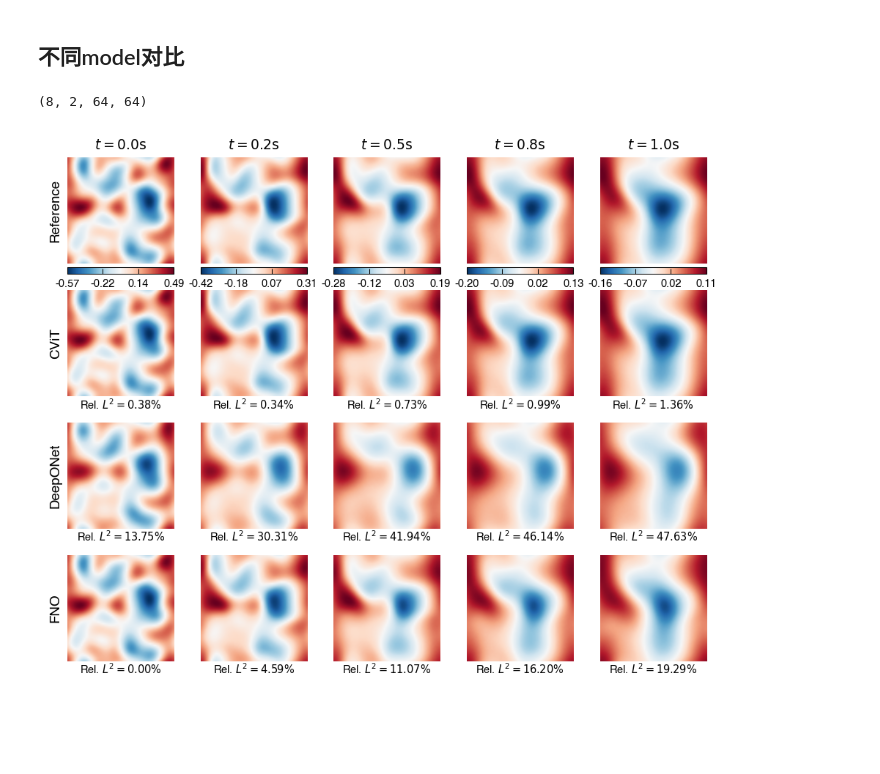
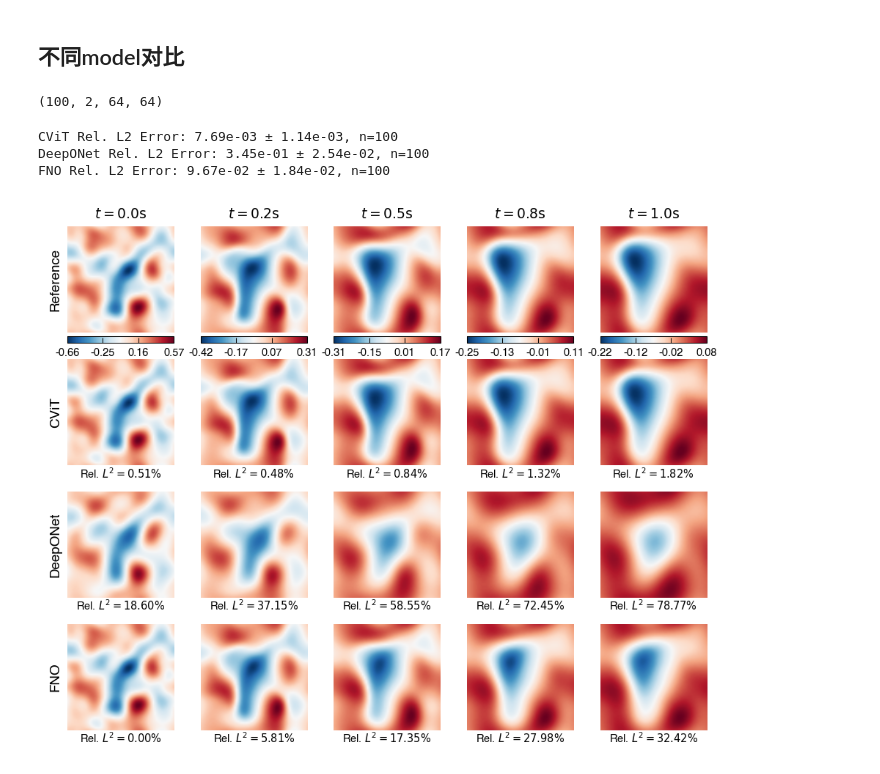
Before and after one commit to NanxiiChen/PI-CViT, a Jupyter notebook: burgers/eval.ipynb, the cells around one changed output. Drawn from its saved outputs; the diff is of its cells as text; code cells hidden in the pictures; blank space fills up the shorter version.

```diff
--- a/burgers/eval.ipynb
+++ b/burgers/eval.ipynb
@@ -612,7 +638,8 @@ target_ts = configs.target_ts
 # target_ts =[0.0, 0.1, 0.3, 0.6, 1.0]
 Lc = configs.Lc
 Tc = configs.Tc
-data = jnp.load(f"{data_dir}/burgers_solutions.npz")
+# data = jnp.load(f"{data_dir}/burgers_solutions.npz")
+data = jnp.load(f"{data_dir}/burgers_training.npz")
 x = data["x"]  # (W,)
 y = data["y"]  # (H,)
 # x = jnp.linspace(0, configs.lx, configs.Nx, endpoint=False)
@@ -636,7 +663,7 @@ x_pde = jnp.stack([
 # %%
 us.shape
 # %% [output]
-(8, 2, 64, 64)
+(100, 2, 64, 64)
 # %%
 
 # fig, axes = plt.subplots(4, len(target_ts), figsize=(7., 6),
@@ -708,8 +735,21 @@ for row, info in enumerate(model_info):
         # fno predict the whole trajectory at once, so we need to reshape the input and output
         # pred_times = jnp.linspace(0, 1.0, sols.shape[2])
         us_fno = repeat(us, "b c h w -> b c w h") # fno uses `W, H` order
-        fno_full_sols = jax.vmap(model)(us_fno)
-        sols = jnp.concatenate([us_fno[:, :, None, :, :], fno_full_sols], axis=2) # B, C, T+1, W, H
+        if us_fno.shape[0] <= 20:
+            fno_full_sols = jax.vmap(model)(us_fno)
+            sols = jnp.concatenate([us_fno[:, :, None, :, :], fno_full_sols], axis=2) # B, C, T+1, W, H
+        else:
+            # we use mini-batch to predict the whole trajectory to avoid OOM
+            batch_size = 20
+            num_batches = int(jnp.ceil(us_fno.shape[0] / batch_size))
+            sols_list = []
+            for i in range(num_batches):
+                us_batch = us_fno[i*batch_size:(i+1)*batch_size]
+                fno_full_sols_batch = jax.vmap(model)(us_batch)
+                sols_batch = jnp.concatenate([us_batch[:, :, None, :, :], fno_full_sols_batch], axis=2) # B, C, T+1, W, H
+                sols_list.append(sols_batch)
+            sols = jnp.concatenate(sols_list, axis=0) # B, C, T+1, W, H
+
         pred_times = jnp.linspace(0, 1.0, sols.shape[2]) * Tc # (T+1,)
         pred_idxs = jnp.array(
             [jnp.argmin(jnp.abs(pred_times - t)) for t in target_ts]
@@ -738,6 +778,10 @@ for row, info in enumerate(model_info):
         sols = rearrange(
             sols, "t b (h w) c -> b t c h w", h=int(H), w=int(W)
         )
+
+    l2_errors = jnp.sqrt(jnp.mean((sols - ref_sols) ** 2, axis=[1, 3, 4])) / jnp.sqrt(jnp.mean(ref_sols ** 2, axis=[1, 3, 4])) # B, C
+    l2_errors = jnp.mean(l2_errors, axis=-1) # B
+    print(f"{name} Rel. L2 Error: {l2_errors.mean():.2e} ± {l2_errors.std():.2e}, n={l2_errors.shape[0]}")
 
     for col in range(len(target_ts)):
         # ax = axes[row+1, col]
@@ -749,32 +793,35 @@ for row, info in enumerate(model_info):
         #     cmap="RdBu_r",
         #     rasterized=True,
         #     shading="nearest",
         #     vmin=min_vals[col],
         #     vmax=max_vals[col],
         # )
         pred_ax = ax.imshow(
             sols[batch_th, col, channel_th, :, :],
             extent=(x.min(), x.max(), y.min(), y.max()),
             origin="lower",
             cmap="RdBu_r",
             vmin=min_vals[col],
             vmax=max_vals[col],
             interpolation="bilinear",
             rasterized=True,
         )
         l2_error = jnp.linalg.norm(
             ref_sols[batch_th, col, channel_th, :, :] - sols[batch_th, col, channel_th, :, :]
         ) / jnp.linalg.norm(ref_sols[batch_th, col, channel_th, :, :])
         # l2_error_sci_format =
         # format 3.232423e-03 to 0.323 %
         l2_error_percent = l2_error * 100
 
         ax.text(0.5, -0.01, fr"Rel. $L^2 = {l2_error_percent:.2f}\%$", va="top", ha="center", transform=ax.transAxes)
         # ax.text(0.5, -0.1, f"L2 Error: {l2_error:.2e}", va="top", ha="center", transform=ax.transAxes)
 
         if col == 0:
             ax.text(-0.05, 0.5, name, rotation=90, va="center", ha="right", transform=ax.transAxes, fontsize=9)
 
-fig.savefig("./figures/burgers_solution_all_models.pdf", dpi=300, bbox_inches="tight", pad_inches=0.01)
+# fig.savefig("./figures/burgers_solution_all_models.pdf", dpi=300, bbox_inches="tight", pad_inches=0.01)
 # %% [output]
+CViT Rel. L2 Error: 7.69e-03 ± 1.14e-03, n=100
+DeepONet Rel. L2 Error: 3.45e-01 ± 2.54e-02, n=100
+FNO Rel. L2 Error: 9.67e-02 ± 1.84e-02, n=100
-[figure, old version]
+[figure, new version]
```
Also changed, not shown: parts of 1 cell of this notebook, 8 other files.
